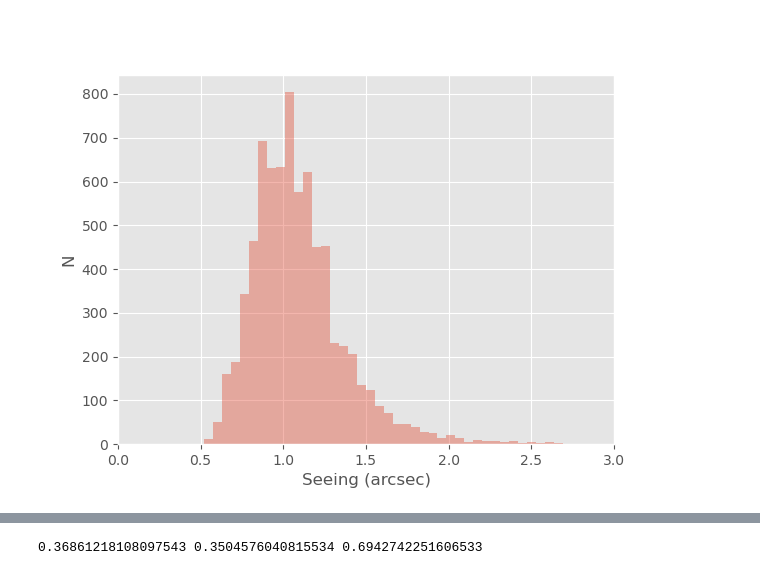
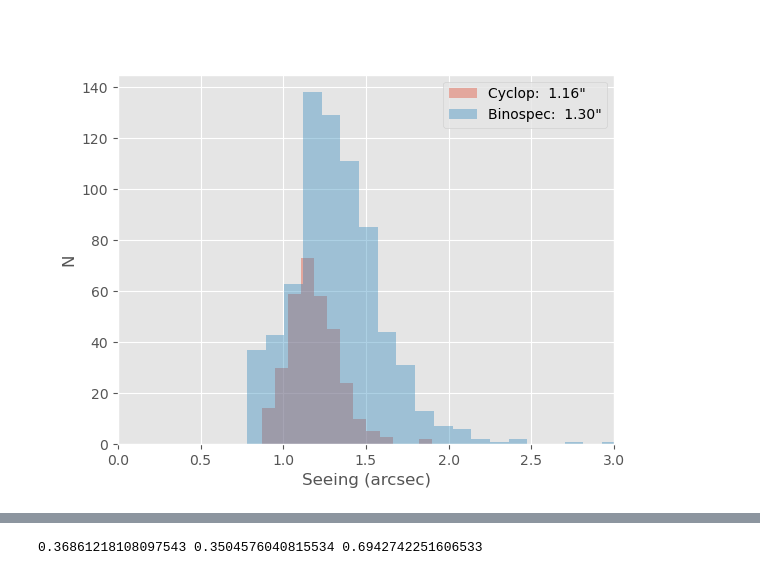
Before and after one commit to MMTObservatory/minicyclop, a Jupyter notebook: notebooks/dev.ipynb, the cells around one changed output, grey strips where cells are left out. Cells and saved outputs as stored; diff of their text form; code cells hidden in the pictures.

Commit message:
fix time index in dataframe; notebook updates to plot cyclop vs bino

```diff
--- a/notebooks/dev.ipynb
+++ b/notebooks/dev.ipynb
@@ -36,15 +38,22 @@ array(['2022-06-08T03:32:32.968', '2022-06-08T03:33:27.409',
 # %%
 df = read_seeing_data(Path.home() / "MMT/minicyclop/data/MiniCyclop/Data/Seeing_Data.txt")
+bino = pd.read_csv("/mnt/f/wfsdat/20220706/reanalyze_results.csv")
+bino = bino.set_index(pd.DatetimeIndex(bino['time'], name='ut'))
 # %%
 df['epoch_ms'][0], df.columns
 df.to_csv("cyclop.csv")
 # %%
+jul6 = df.loc['2022-07-06']
 fig = plt.figure()
+c_med = np.median(jul6['seeing'])
+b_med = np.median(bino['seeing'])
 with plt.style.context('ggplot'):
-    hist(df['seeing'], bins='scott', histtype='stepfilled', alpha=0.4)
+    hist(jul6['seeing'], bins='scott', histtype='stepfilled', alpha=0.4, label=f"Cyclop: {c_med: .2f}\"")
+    hist(bino['seeing'], bins='scott', histtype='stepfilled', alpha=0.4, label=f"Binospec: {b_med: .2f}\"")
     plt.xlabel("Seeing (arcsec)")
     plt.ylabel("N")
     plt.xlim([0.0, 3.0])
+    plt.legend()
 plt.show()
 # %% [output]
-[figure, old version]
+[figure, new version]
```
Also changed, not shown: parts of 4 cells of this notebook, 1 other file.
